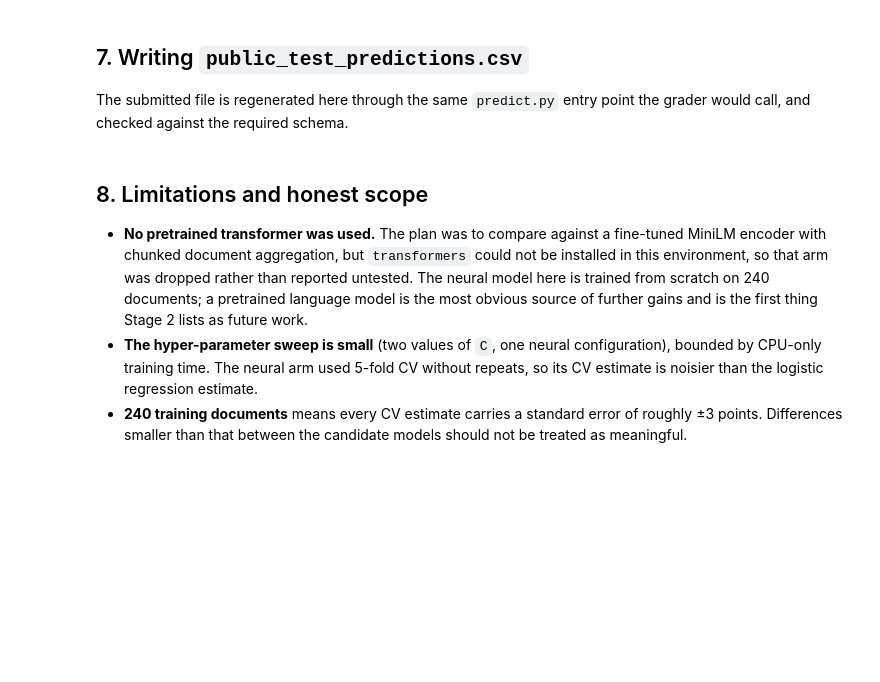
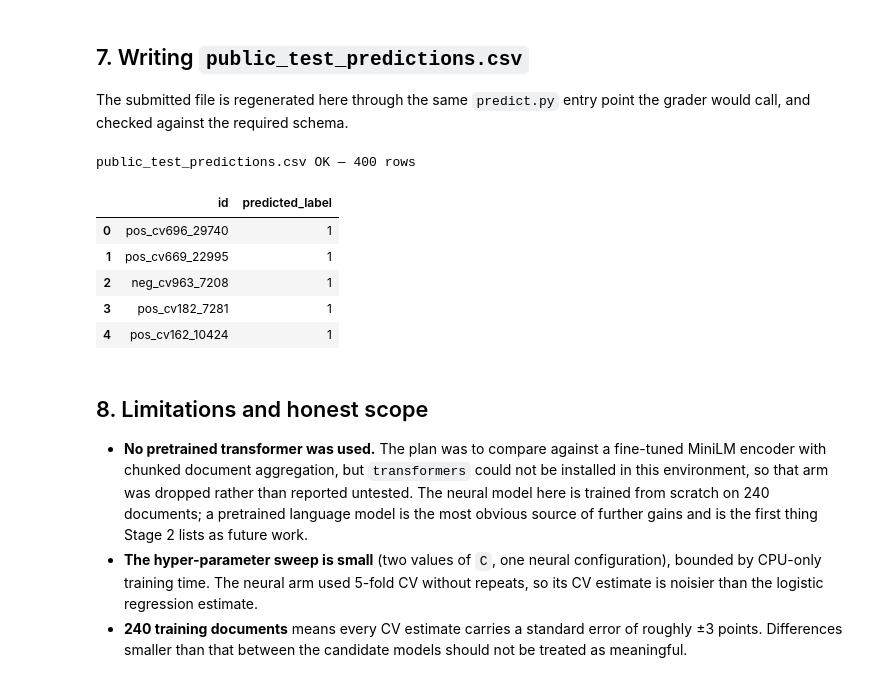
Before and after one commit to khalafalkuwari/assignment2, a Jupyter notebook: stage1_notebook.ipynb, the cells around one changed output. Cells and saved outputs as stored; diff of their text form; code cells hidden in the pictures; blank space fills up the shorter version.

```diff
--- a/stage1_notebook.ipynb
+++ b/stage1_notebook.ipynb
@@ -255,15 +349,23 @@ grader would call, and checked against the required schema.
 # %%
 from predict import write_predictions
 
 out = write_predictions(ROOT / "data" / "public_test.csv",
-                        ROOT / "public_test_predictions.csv", bundle=bundle)
+                        ROOT / "public_test_predictions.csv")
 
 assert list(out.columns) == ["id", "predicted_label"], out.columns
 assert len(out) == len(public_test) == 400
 assert set(out.predicted_label.unique()) <= {0, 1}
 assert out.id.tolist() == public_test.id.tolist()
 print("public_test_predictions.csv OK —", len(out), "rows")
 out.head()
+# %% [output]
+public_test_predictions.csv OK — 400 rows
+|  | id | predicted_label |
+| 0 | pos_cv696_29740 | 1 |
+| 1 | pos_cv669_22995 | 1 |
+| 2 | neg_cv963_7208 | 1 |
+| 3 | pos_cv182_7281 | 1 |
+| 4 | pos_cv162_10424 | 1 |
 # %% [markdown]
 ## 8. Limitations and honest scope
 
```
Also changed, not shown: parts of 9 cells of this notebook.
